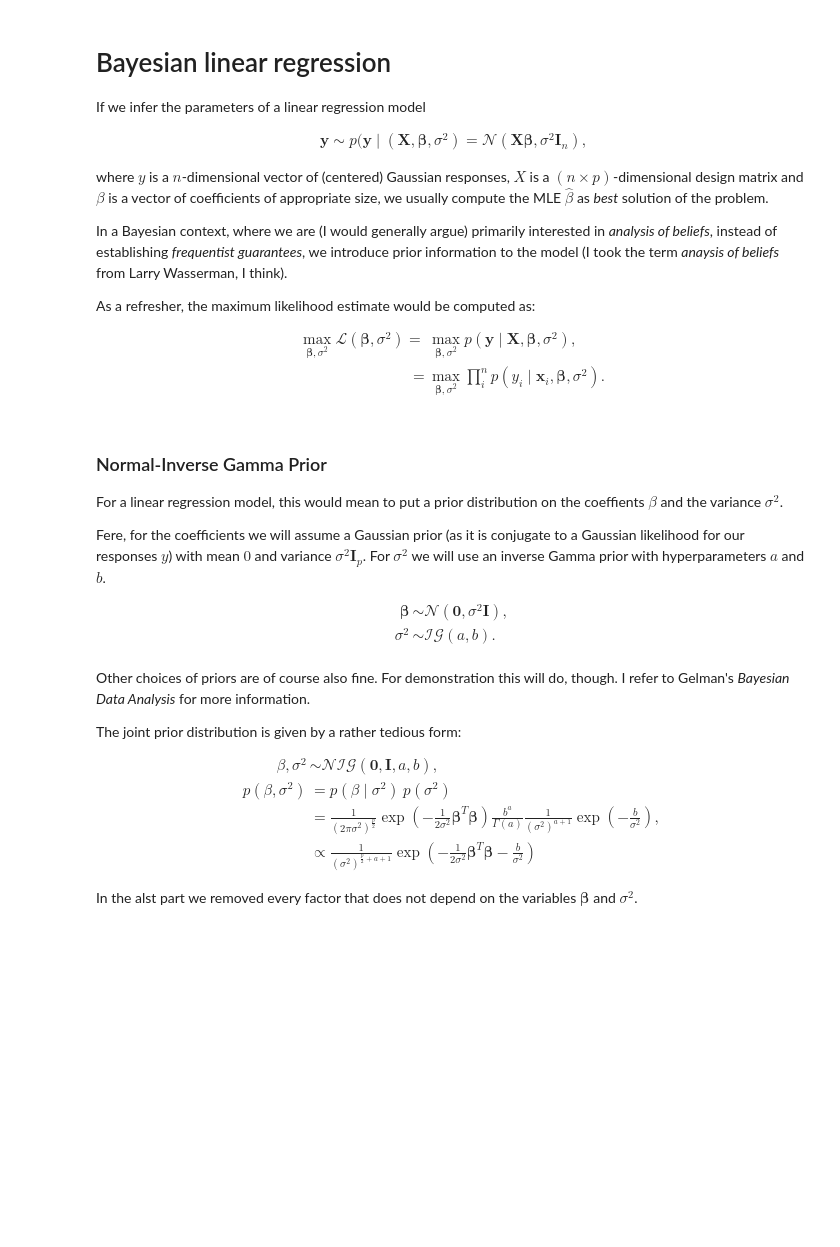
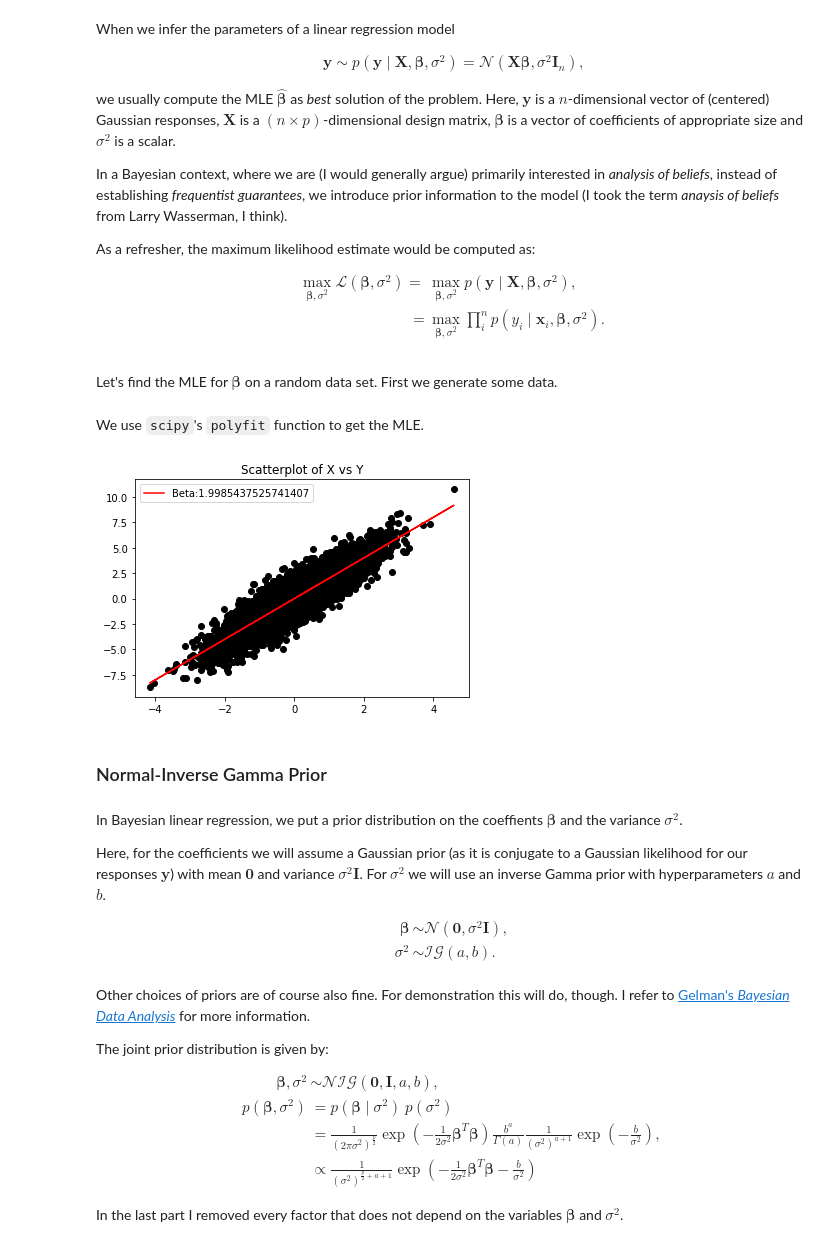
Before and after one commit to dirmeier/etudes, a Jupyter notebook: 01-bayesian_regression.ipynb, the cells around one changed output. Drawn from its saved outputs; the diff is of its cells as text; code cells hidden in the pictures; blank space fills up the shorter version.

Commit message:
Finalized Bayesian regression

```diff
--- a/01-bayesian_regression.ipynb
+++ b/01-bayesian_regression.ipynb
@@ -1,13 +11,11 @@
 # %% [markdown]
-# Bayesian linear regression
-
-If we infer the parameters of a linear regression model
+When we infer the parameters of a linear regression model
 
 \begin{align}
-\mathbf{y} \sim p(\mathbf{y} \mid (\mathbf{X} ,\boldsymbol \beta, \sigma^2 )  = \mathcal{N}(\mathbf{X} \boldsymbol \beta, \sigma^2 \mathbf{I}_n),
+\mathbf{y} \sim p(\mathbf{y} \mid \mathbf{X} ,\boldsymbol \beta, \sigma^2 )  = \mathcal{N}(\mathbf{X} \boldsymbol \beta, \sigma^2 \mathbf{I}_n),
 \end{align}
 
-where $y$ is a $n$-dimensional vector of (centered) Gaussian responses, $X$ is a $(n \times p)$-dimensional design matrix and $\beta$ is a vector of coefficients of appropriate size, we usually compute the MLE $\hat{\beta}$ as *best* solution of the problem.
+we usually compute the MLE $\hat{\boldsymbol \beta}$ as *best* solution of the problem. Here, $\mathbf{y}$ is a $n$-dimensional vector of (centered) Gaussian responses, $\mathbf{X}$ is a $(n \times p)$-dimensional design matrix, $\boldsymbol \beta$ is a vector of coefficients of appropriate size and $\sigma^2$ is a scalar.
 
 In a Bayesian context, where we are (I would generally argue) primarily interested in *analysis of beliefs*, instead of establishing *frequentist guarantees*, we introduce prior information to the model (I took the term *anaysis of beliefs* from Larry Wasserman, I think).
 
@@ -17,27 +25,49 @@ As a refresher, the maximum likelihood estimate would be computed as:
 \max_{\boldsymbol \beta, \sigma^2} \mathcal{L}(\boldsymbol \beta, \sigma^2) = & \max_{\boldsymbol \beta, \sigma^2} p(\mathbf{y} \mid \mathbf{X}, \boldsymbol \beta, \sigma^2),\\
  =& \max_{\boldsymbol \beta, \sigma^2} \prod_i^n p(y_i \mid \mathbf{x}_i, \boldsymbol \beta, \sigma^2).
 \end{align}
+# %% [markdown]
+Let's find the MLE for $\boldsymbol \beta$ on a random data set. First we generate some data.
+# %%
+scipy.random.seed(23)
+
+n = 10000
+x = stats.norm.rvs(size=n)
+beta = 2
+y = x.dot(beta) + stats.norm.rvs(size=n)
+# %% [markdown]
+We use `scipy`'s `polyfit` function to get the MLE.
+# %%
+fit = scipy.polyfit(x, y, 1)
+fit_fn = scipy.poly1d(fit)
+# %%
+plt.scatter(x, y, color="black")
+plt.plot(x, fit_fn(x), color='red')
+plt.legend(["Beta:" + str(fit[0])])
+plt.title("Scatterplot of X vs Y")
+plt.show()
+# %% [output]
+[figure, added]
+# %% [markdown]
+### Normal-Inverse Gamma Prior
 # %% [markdown]
-### Normal-Inverse Gamma Prior
+In Bayesian linear regression, we put a prior distribution on the coeffients $\boldsymbol \beta$ and the variance $\sigma^2$.
 
-For a linear regression model, this would mean to put a prior distribution on the coeffients $\beta$ and the variance $\sigma^2$.
-
-Fere, for the coefficients we will assume a Gaussian prior (as it is conjugate to a Gaussian likelihood for our responses $y$) with mean $0$ and variance $\sigma^2 \mathbf{I}_p$. For $\sigma^2$ we will use an inverse Gamma prior with hyperparameters $a$ and $b$.
+Here, for the coefficients we will assume a Gaussian prior (as it is conjugate to a Gaussian likelihood for our responses $\mathbf{y}$) with mean $\mathbf{0}$ and variance $\sigma^2 \mathbf{I}$. For $\sigma^2$ we will use an inverse Gamma prior with hyperparameters $a$ and $b$.
 
 \begin{align}
  \boldsymbol \beta  &\sim \mathcal{N}(\mathbf{0}, \sigma^2 \mathbf{I}),\\
  \sigma^2 &\sim \mathcal{IG}(a, b).\\
 \end{align}
 
-Other choices of priors are of course also fine. For demonstration this will do, though. I refer to Gelman's *Bayesian Data Analysis* for more information.
+Other choices of priors are of course also fine. For demonstration this will do, though. I refer to [Gelman's *Bayesian Data Analysis*](http://www.stat.columbia.edu/~gelman/book/) for more information.
 
-The joint prior distribution is given by a rather tedious form:
+The joint prior distribution is given by:
 
 \begin{align}
- \beta, \sigma^2 &\sim \mathcal{NIG}(\mathbf{0}, \mathbf{I}, a, b),\\
- p(\beta, \sigma^2) &= p(\beta \mid \sigma^2) \ p(\sigma^2) \\
+ \boldsymbol \beta, \sigma^2 &\sim \mathcal{NIG}(\mathbf{0}, \mathbf{I}, a, b),\\
+ p(\boldsymbol \beta, \sigma^2) &= p(\boldsymbol \beta \mid \sigma^2) \ p(\sigma^2) \\
  &= \frac{1}{ (2\pi\sigma^2)^{\frac{p}{2}}} \exp\left(  -\frac{1}{2\sigma^2}    \boldsymbol \beta^T \boldsymbol \beta \right) \frac{b^a}{\Gamma(a)} \frac{1}{(\sigma^2)^{a+1}} \exp\left(  -\frac{b}{\sigma^2} \right), \\
  &\propto \frac{1}{(\sigma^2)^{\frac{p}{2} + a + 1 }} \exp \left(  -\frac{1}{2\sigma^2} \boldsymbol \beta^T \boldsymbol \beta  -\frac{b}{\sigma^2}\right)
 \end{align}
 
-In the alst part we removed every factor that does not depend on the variables $\boldsymbol \beta$ and $\sigma^2$.
+In the last part I removed every factor that does not depend on the variables $\boldsymbol \beta$ and $\sigma^2$.
```
Also changed, not shown: parts of 14 cells of this notebook.
